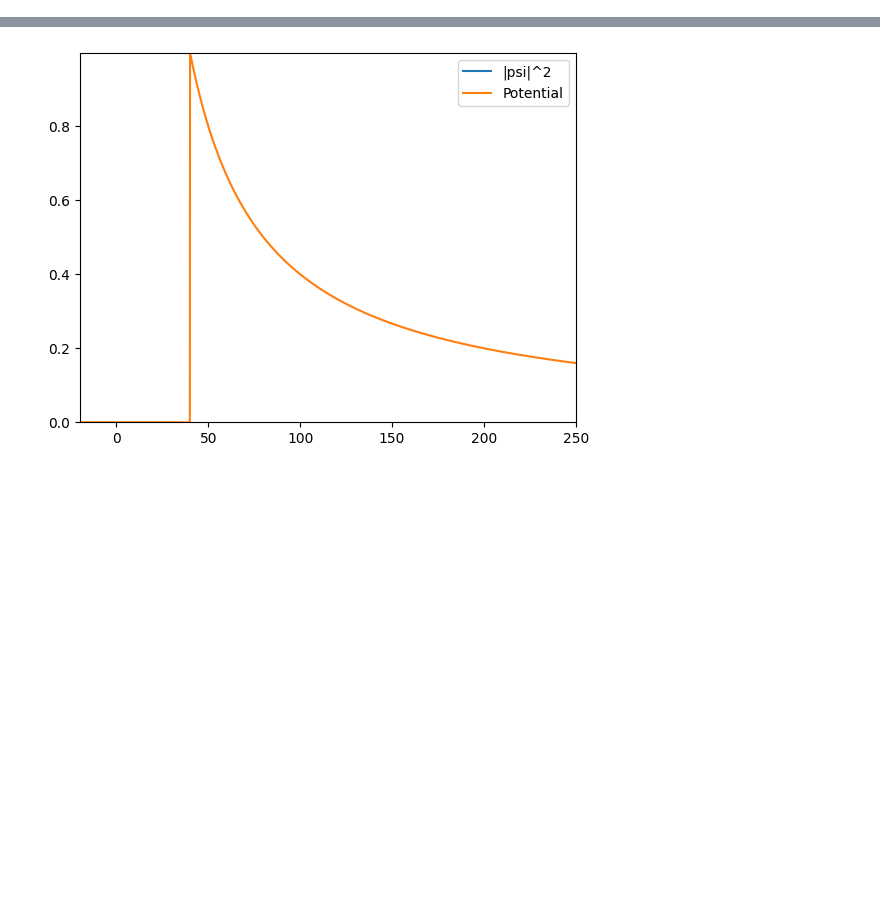
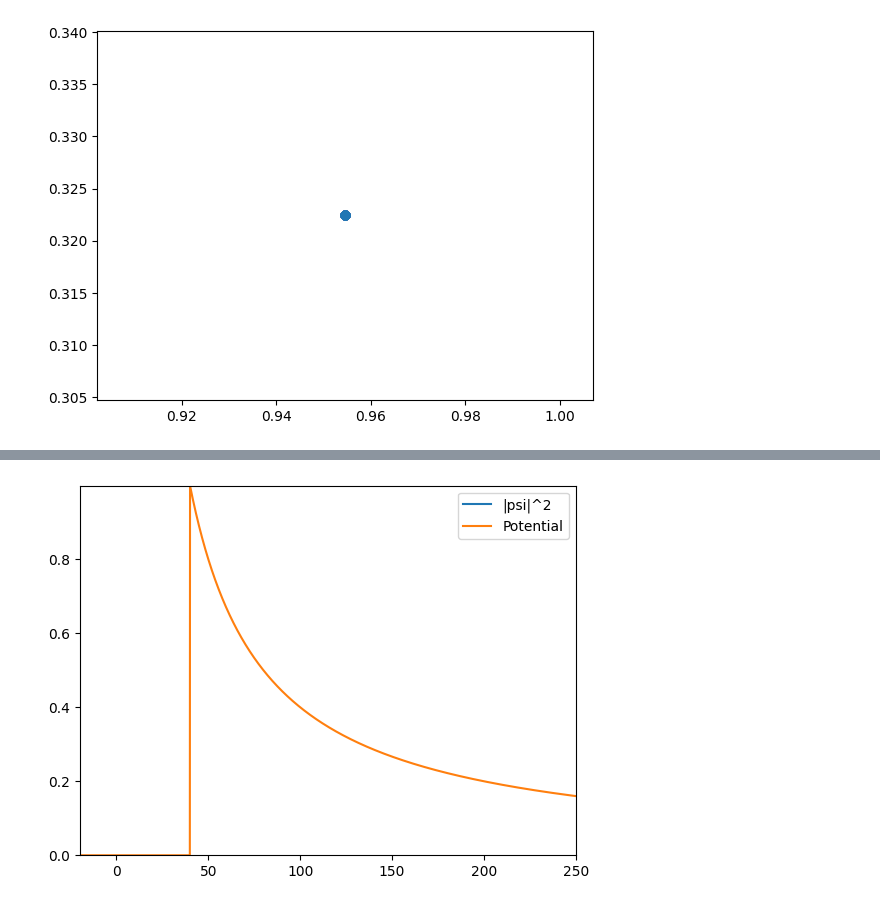
Before and after one commit to davide710/physics_simulations, a Jupyter notebook: fusion.ipynb, the cells around one changed output, grey strips where cells are left out. Saved outputs shown, nothing was run; the diff lists cells and outputs as text; code cells hidden in the pictures; blank space fills up the shorter version.

```diff
--- a/coulomb.ipynb
+++ b/fusion.ipynb
@@ -47,9 +47,30 @@ En, eigenstates_list, eigenstates_matrix = get_eigenstates(H)
 
 coeff_0 = get_coeffs_in_basis(psi_0, eigenstates_list)
 
-E = np.sum(En * np.abs(coeff_0)**2)
-r2 = V0 / E
-theoretical_tunnelling_prob = np.exp(-2 * integral(np.sqrt(V0 / x[(x > a) & (x < r2)] - E), dx))
-
-timespan = np.linspace(0, 100, 100)
+timespan = np.linspace(0, 200, 100)
 dt = timespan[1] - timespan[0]
+# %%
+energies = []
+transmissions = []
+for k in [-0.1, -0.2, -0.3, -0.4, -0.5, -0.6, -0.7, -0.8, -0.9, -1]:
+    for x0 in range(55, 110, 5):
+        psi_0 = gaussian_packet(sigma=5, x0=x0, k0=k)
+        coeff_0 = get_coeffs_in_basis(psi_0, eigenstates_list)
+
+        E = np.sum(En * np.abs(coeff_0)**2)
+        #r2 = V0 / E
+        #theoretical_tunnelling_prob = np.exp(-2 * integral(np.sqrt(V0 / x[(x > a) & (x < r2)] - E), dx))
+        transmission = 0
+        for t in timespan:
+            c_n = coeff_0 * np.exp(-1j * En * t)
+            psi = eigenstates_matrix @ (c_n)
+            tunnelled_fraction = integral(np.abs(psi[x[1:-1] < a])**2, dx)
+            #psi_mod_sq = np.abs(psi)**2
+            transmission = np.max([transmission, tunnelled_fraction])
+        energies.append(E)
+        transmissions.append(transmission)
+# %%
+plt.scatter(energies, transmissions)
+plt.show()
+# %% [output]
+[figure, added]
```
Also changed, not shown: parts of 3 cells of this notebook, 1 other file.
